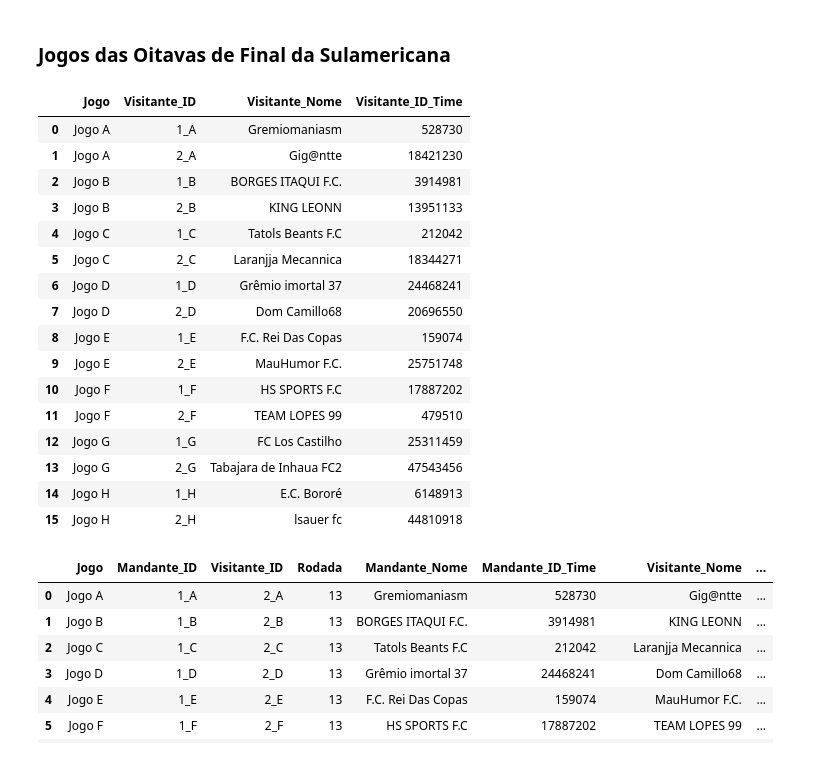
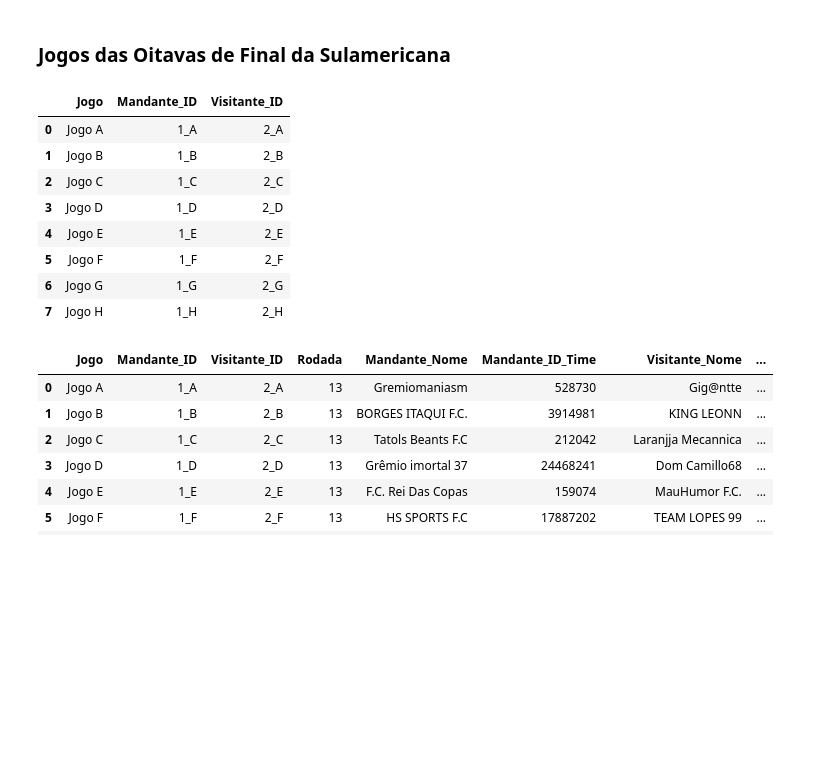
Before and after one commit to FernandoBC23/cartola_fbc, a Jupyter notebook: sulamericana/datasets_sula/busca_dados_sula_oitavas.ipynb, the cells around one changed output. Cells and saved outputs as stored; diff of their text form; code cells hidden in the pictures; blank space fills up the shorter version.

```diff
--- a/sulamericana/datasets_sula/busca_dados_sula_oitavas.ipynb
+++ b/sulamericana/datasets_sula/busca_dados_sula_oitavas.ipynb
@@ -148,40 +148,32 @@ confrontos_14a_rodada = [
 # %%
 # Transformar em DataFrame
 df_confrontos = pd.DataFrame(confrontos_13a_rodada, columns=["Jogo", "Mandante_ID", "Visitante_ID"])
 
 # Junta com df_torneio para buscar dados dos mandantes
 df_mandantes = df_torneio.rename(columns={
     "ID do Jogo": "Mandante_ID",
     "Nome do Time": "Mandante_Nome",
     "ID do Time": "Mandante_ID_Time"
 })[["Jogo", "Mandante_ID", "Mandante_Nome", "Mandante_ID_Time"]]
 
 # Junta com df_torneio para buscar dados dos visitantes
 df_visitantes = df_torneio.rename(columns={
     "ID do Jogo": "Visitante_ID",
     "Nome do Time": "Visitante_Nome",
     "ID do Time": "Visitante_ID_Time"
 })[["Jogo", "Visitante_ID", "Visitante_Nome", "Visitante_ID_Time"]]
 
-display(df_visitantes)
+display(df_confrontos)
 # %% [output]
-|  | Jogo | Visitante_ID | Visitante_Nome | Visitante_ID_Time |
-| 0 | Jogo A | 1_A | Gremiomaniasm | 528730 |
-| 1 | Jogo A | 2_A | Gig@ntte | 18421230 |
-| 2 | Jogo B | 1_B | BORGES ITAQUI F.C. | 3914981 |
-| 3 | Jogo B | 2_B | KING LEONN | 13951133 |
-| 4 | Jogo C | 1_C | Tatols Beants F.C | 212042 |
-| 5 | Jogo C | 2_C | Laranjja Mecannica | 18344271 |
-| 6 | Jogo D | 1_D | Grêmio imortal 37 | 24468241 |
-| 7 | Jogo D | 2_D | Dom Camillo68 | 20696550 |
-| 8 | Jogo E | 1_E | F.C. Rei Das Copas | 159074 |
-| 9 | Jogo E | 2_E | MauHumor F.C. | 25751748 |
-| 10 | Jogo F | 1_F | HS SPORTS F.C | 17887202 |
-| 11 | Jogo F | 2_F | TEAM LOPES 99 | 479510 |
-| 12 | Jogo G | 1_G | FC Los Castilho | 25311459 |
-| 13 | Jogo G | 2_G | Tabajara de Inhaua FC2 | 47543456 |
-| 14 | Jogo H | 1_H | E.C. Bororé | 6148913 |
-| 15 | Jogo H | 2_H | lsauer fc | 44810918 |
+|  | Jogo | Mandante_ID | Visitante_ID |
+| 0 | Jogo A | 1_A | 2_A |
+| 1 | Jogo B | 1_B | 2_B |
+| 2 | Jogo C | 1_C | 2_C |
+| 3 | Jogo D | 1_D | 2_D |
+| 4 | Jogo E | 1_E | 2_E |
+| 5 | Jogo F | 1_F | 2_F |
+| 6 | Jogo G | 1_G | 2_G |
+| 7 | Jogo H | 1_H | 2_H |
 # %%
 # Transformar em DataFrame
 df_confrontos = pd.DataFrame(confrontos_13a_rodada, columns=["Jogo", "Mandante_ID", "Visitante_ID"])
```
Also changed, not shown: parts of 17 cells of this notebook, 22 other files.
